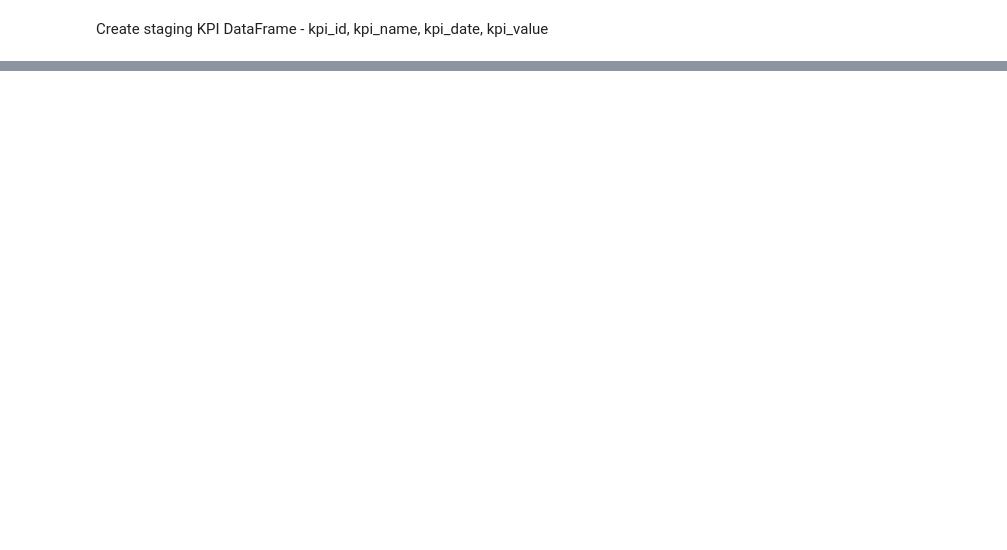
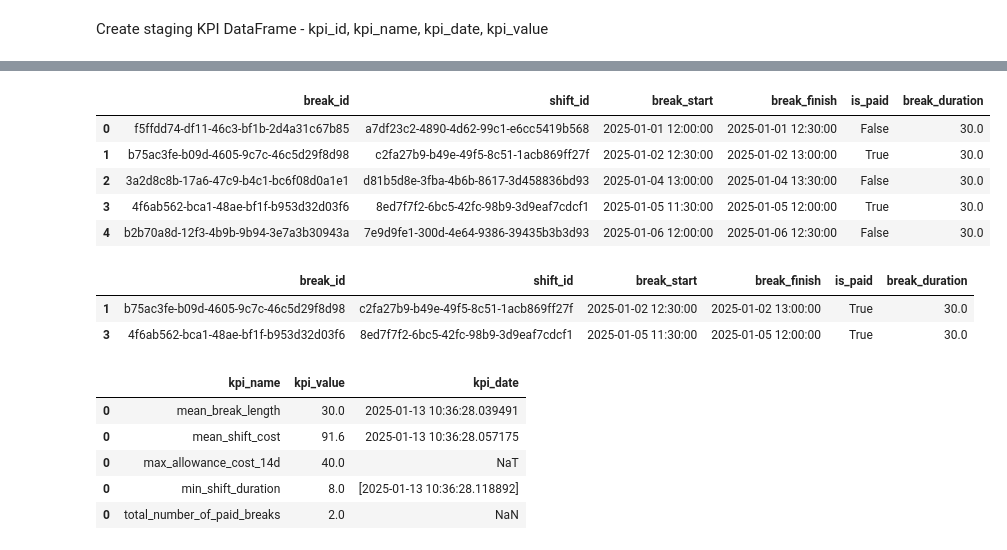
Before and after one commit to MimaJovic/hello-world, a Jupyter notebook: my_code/code.ipynb, the cells around one changed output, grey strips where cells are left out. Cells and saved outputs as stored; diff of their text form; code cells hidden in the pictures; blank space fills up the shorter version.

```diff
--- a/my_code/code.ipynb
+++ b/my_code/code.ipynb
@@ -218,0 +225,26 @@ display(stg_kpis)
+# %%
+# Add fifth row to stg_kpis - total number of paid breaks
+display(stg_breaks)
+# Get subset of breaks which are paid
+sub_breaks = stg_breaks[stg_breaks["is_paid"]]
+display(sub_breaks)
+number_of_paid_breaks = len(sub_breaks)
+new_row = pd.DataFrame({'kpi_name': ['total_number_of_paid_breaks'], 'kpi_value': [number_of_paid_breaks]})
+stg_kpis = pd.concat([stg_kpis, new_row])
+display(stg_kpis)
+# %% [output]
+|  | break_id | shift_id | break_start | break_finish | is_paid | break_duration |
+| 0 | f5ffdd74-df11-46c3-bf1b-2d4a31c67b85 | a7df23c2-4890-4d62-99c1-e6cc5419b568 | 2025-01-01 12:00:00 | 2025-01-01 12:30:00 | False | 30.0 |
+| 1 | b75ac3fe-b09d-4605-9c7c-46c5d29f8d98 | c2fa27b9-b49e-49f5-8c51-1acb869ff27f | 2025-01-02 12:30:00 | 2025-01-02 13:00:00 | True | 30.0 |
+| 2 | 3a2d8c8b-17a6-47c9-b4c1-bc6f08d0a1e1 | d81b5d8e-3fba-4b6b-8617-3d458836bd93 | 2025-01-04 13:00:00 | 2025-01-04 13:30:00 | False | 30.0 |
+| 3 | 4f6ab562-bca1-48ae-bf1f-b953d32d03f6 | 8ed7f7f2-6bc5-42fc-98b9-3d9eaf7cdcf1 | 2025-01-05 11:30:00 | 2025-01-05 12:00:00 | True | 30.0 |
+| 4 | b2b70a8d-12f3-4b9b-9b94-3e7a3b30943a | 7e9d9fe1-300d-4e64-9386-39435b3b3d93 | 2025-01-06 12:00:00 | 2025-01-06 12:30:00 | False | 30.0 |
+|  | break_id | shift_id | break_start | break_finish | is_paid | break_duration |
+| 1 | b75ac3fe-b09d-4605-9c7c-46c5d29f8d98 | c2fa27b9-b49e-49f5-8c51-1acb869ff27f | 2025-01-02 12:30:00 | 2025-01-02 13:00:00 | True | 30.0 |
+| 3 | 4f6ab562-bca1-48ae-bf1f-b953d32d03f6 | 8ed7f7f2-6bc5-42fc-98b9-3d9eaf7cdcf1 | 2025-01-05 11:30:00 | 2025-01-05 12:00:00 | True | 30.0 |
+|  | kpi_name | kpi_value | kpi_date |
+| 0 | mean_break_length | 30.0 | 2025-01-13 10:36:28.039491 |
+| 0 | mean_shift_cost | 91.6 | 2025-01-13 10:36:28.057175 |
+| 0 | max_allowance_cost_14d | 40.0 | NaT |
+| 0 | min_shift_duration | 8.0 | [2025-01-13 10:36:28.118892] |
+| 0 | total_number_of_paid_breaks | 2.0 | NaN |
```
Also changed, not shown: parts of 12 cells of this notebook, 2 other files.
